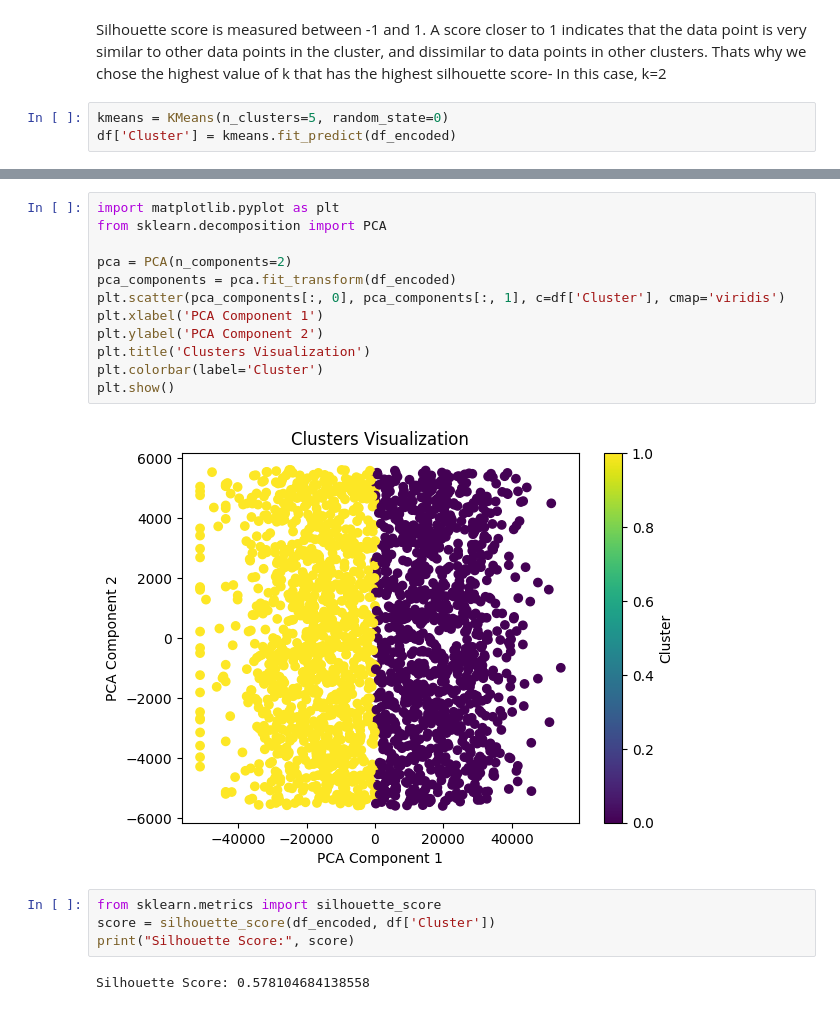
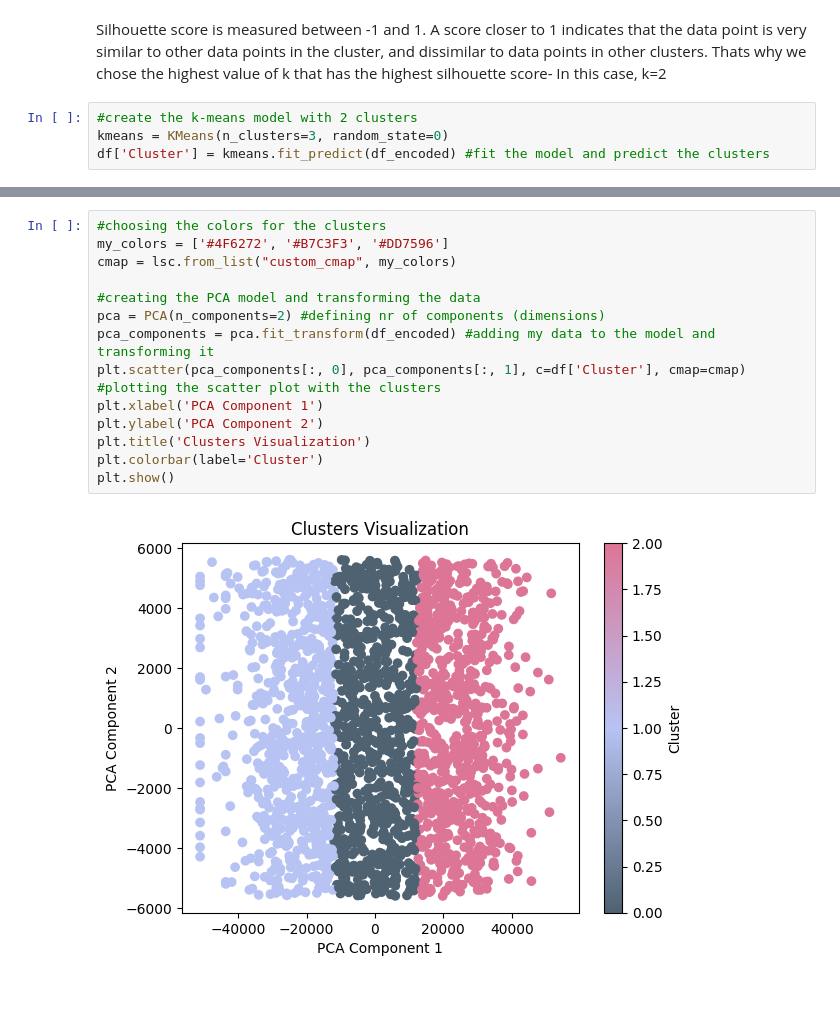
Before and after one commit to dalimvc/DS-Mini-project, a Jupyter notebook: miniProjectAssignmentDaliborMirkovic.ipynb, the cells around one changed output, grey strips where cells are left out. Cells and saved outputs as stored; diff of their text form.

Commit message:
updateing k-mean

```diff
--- a/miniProjectAssignmentDaliborMirkovic.ipynb
+++ b/miniProjectAssignmentDaliborMirkovic.ipynb
@@ -537,6 +543,7 @@ plt.show()
 # %% [markdown]
 <p>Silhouette score is measured between -1 and 1. A score closer to 1 indicates that the data point is very similar to other data points in the cluster, and dissimilar to data points in other clusters. Thats why we chose the highest value of k that has the highest silhouette score- In this case, k=2 </p>
 # %%
-kmeans = KMeans(n_clusters=5, random_state=0)
-df['Cluster'] = kmeans.fit_predict(df_encoded)
+#create the k-means model with 2 clusters
+kmeans = KMeans(n_clusters=3, random_state=0)
+df['Cluster'] = kmeans.fit_predict(df_encoded) #fit the model and predict the clusters
 # %%
@@ -570,20 +584,16 @@ Name: count, dtype: int64
 # %%
-import matplotlib.pyplot as plt
-from sklearn.decomposition import PCA
+#choosing the colors for the clusters
+my_colors = ['#4F6272', '#B7C3F3', '#DD7596']
+cmap = lsc.from_list("custom_cmap", my_colors)
 
-pca = PCA(n_components=2)
-pca_components = pca.fit_transform(df_encoded)
-plt.scatter(pca_components[:, 0], pca_components[:, 1], c=df['Cluster'], cmap='viridis')
+#creating the PCA model and transforming the data
+pca = PCA(n_components=2) #defining nr of components (dimensions)
+pca_components = pca.fit_transform(df_encoded) #adding my data to the model and transforming it
+plt.scatter(pca_components[:, 0], pca_components[:, 1], c=df['Cluster'], cmap=cmap) #plotting the scatter plot with the clusters
 plt.xlabel('PCA Component 1')
 plt.ylabel('PCA Component 2')
 plt.title('Clusters Visualization')
 plt.colorbar(label='Cluster')
 plt.show()
 # %% [output]
-[figure, old version]
+[figure, new version]
-# %%
-from sklearn.metrics import silhouette_score
-score = silhouette_score(df_encoded, df['Cluster'])
-print("Silhouette Score:", score)
-# %% [output]
-Silhouette Score: 0.578104684138558
```
Also changed, not shown: parts of 7 cells of this notebook.
